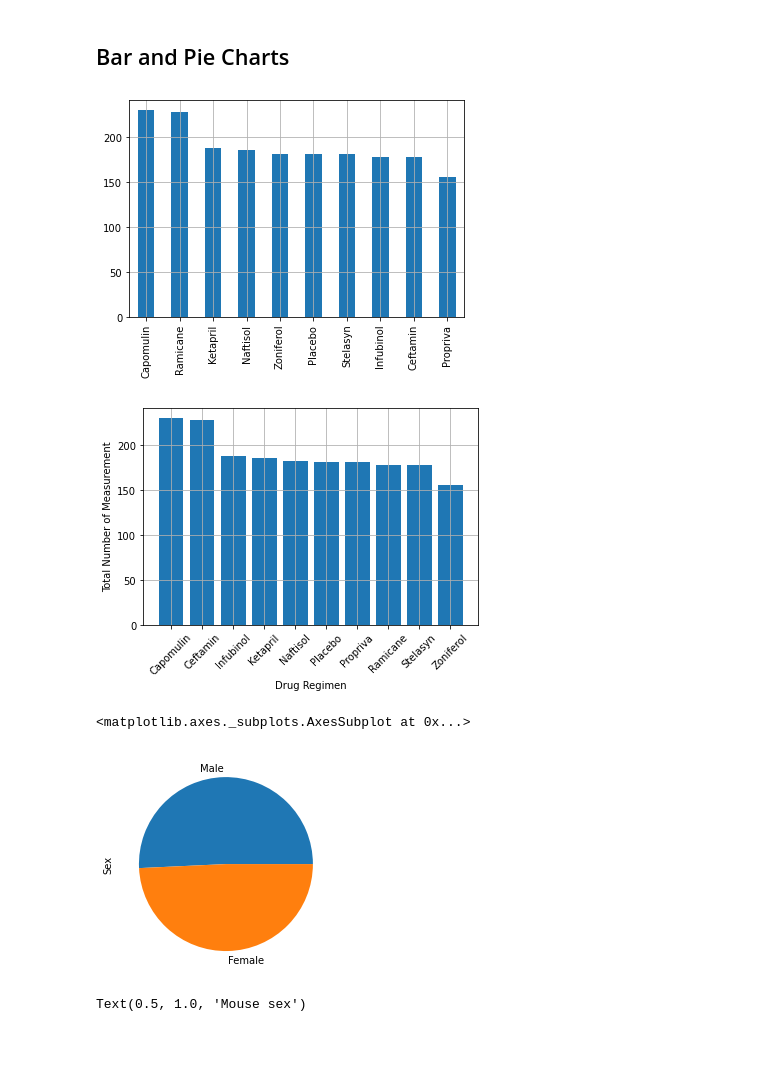
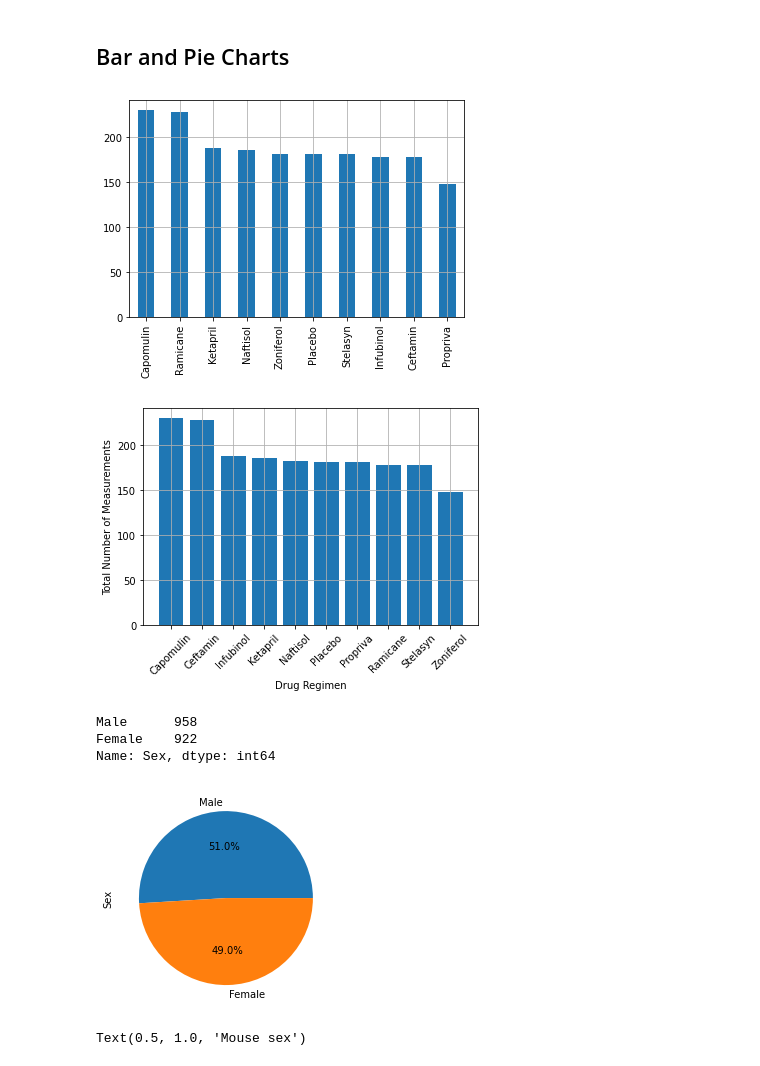
Before and after one commit to Linlin-Sun/GT_Bootcamp_DataViz_Matplotlib_Challenge, a Jupyter notebook: Pymaceuticals/pymaceuticals.ipynb, the cells around one changed output. Saved outputs shown, nothing was run; the diff lists cells and outputs as text; code cells hidden in the pictures.

```diff
--- a/Pymaceuticals/pymaceuticals.ipynb
+++ b/Pymaceuticals/pymaceuticals.ipynb
@@ -55,6 +55,6 @@ Metastatic Sites      1893
 dtype: int64
 # %%
 # Getting the duplicate mice by ID number that shows up for Mouse ID and Timepoint.
-mouse_study_df = mouse_study_df.drop_duplicates(['Mouse ID', 'Timepoint'])
-mouse_study_df
+# mouse_study_df.drop_duplicates(['Mouse ID', 'Timepoint'])
+mouse_study_df.loc[mouse_study_df.duplicated(['Mouse ID', 'Timepoint']), 'Mouse ID'].unique()
 # %% [output]
@@ -93,7 +81,7 @@ mouse_study_df.loc[mouse_study_df['Mouse ID'] == 'g989', :]
 | 920 | g989 | Propriva | Female | 21 | 26 | 35 | 62.570880 | ... |
 # %%
 # Create a clean DataFrame by dropping the duplicate mouse by its ID.
-mouse_study_df.drop([909, 911, 913, 915, 917], inplace = True)
+mouse_study_df = mouse_study_df.loc[mouse_study_df['Mouse ID'] != 'g989', :]
 mouse_study_df
 # %% [output]
 |  | Mouse ID | Drug Regimen | Sex | Age_months | Weight (g) | Timepoint | Tumor Volume (mm3) | ... |
@@ -177,24 +170,27 @@ summary_stats_df_2
 mouse_study_df['Drug Regimen'].value_counts().plot(kind = 'bar')
 plt.grid()
 # %% [output]
-[figure, old version]
+[figure, new version]
 # %%
 # Generate a bar plot showing the total number of measurements taken on each drug regimen using pyplot.
 plt.bar(by_regimen_df['Drug Regimen'].count().index, mouse_study_df['Drug Regimen'].value_counts())
 plt.xticks(rotation = 45)
 plt.title('')
 plt.xlabel('Drug Regimen')
-plt.ylabel('Total Number of Measurement')
+plt.ylabel('Total Number of Measurements')
 plt.grid()
 # %% [output]
-[figure, old version]
+[figure, new version]
 # %%
 # Generate a pie plot showing the distribution of female versus male mice using pandas
 mouse_sex = mouse_study_df['Sex'].value_counts()
-mouse_sex.plot(kind = 'pie')
+mouse_sex.plot(kind = 'pie', autopct = '%.1f%%')
+mouse_study_df['Sex'].value_counts()
 # %% [output]
-<matplotlib.axes._subplots.AxesSubplot at 0x...>
+Male      958
+Female    922
+Name: Sex, dtype: int64
-[figure, old version]
+[figure, new version]
 # %%
 # Generate a pie plot showing the distribution of female versus male mice using pyplot
 
```
Also changed, not shown: parts of 6 cells of this notebook, 1 other file.
